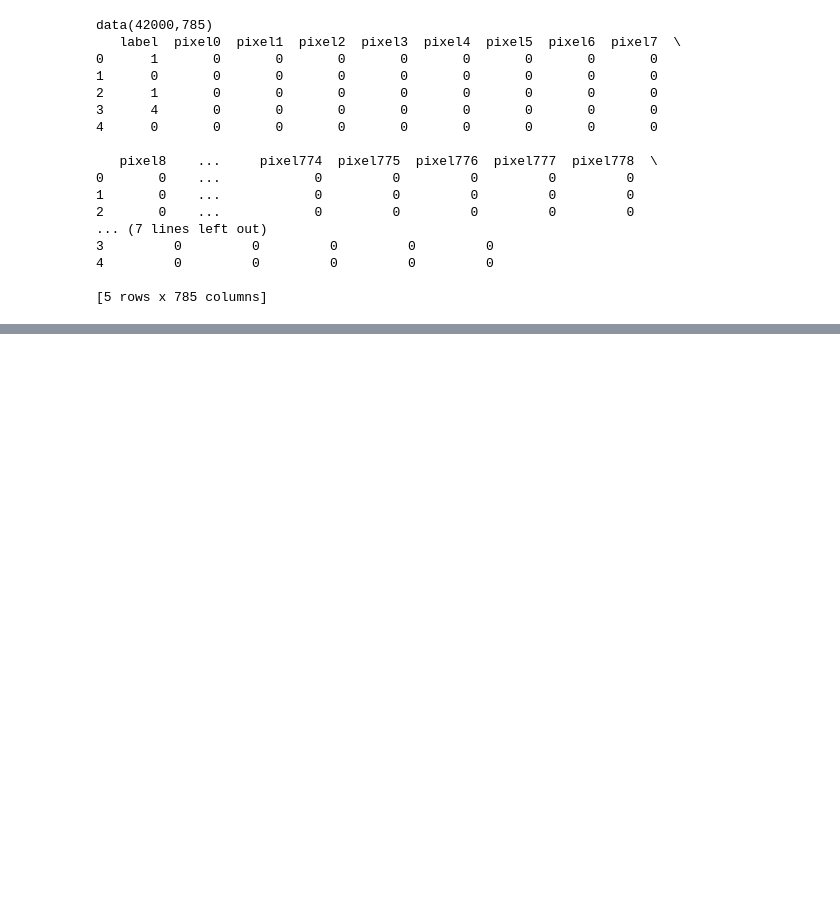
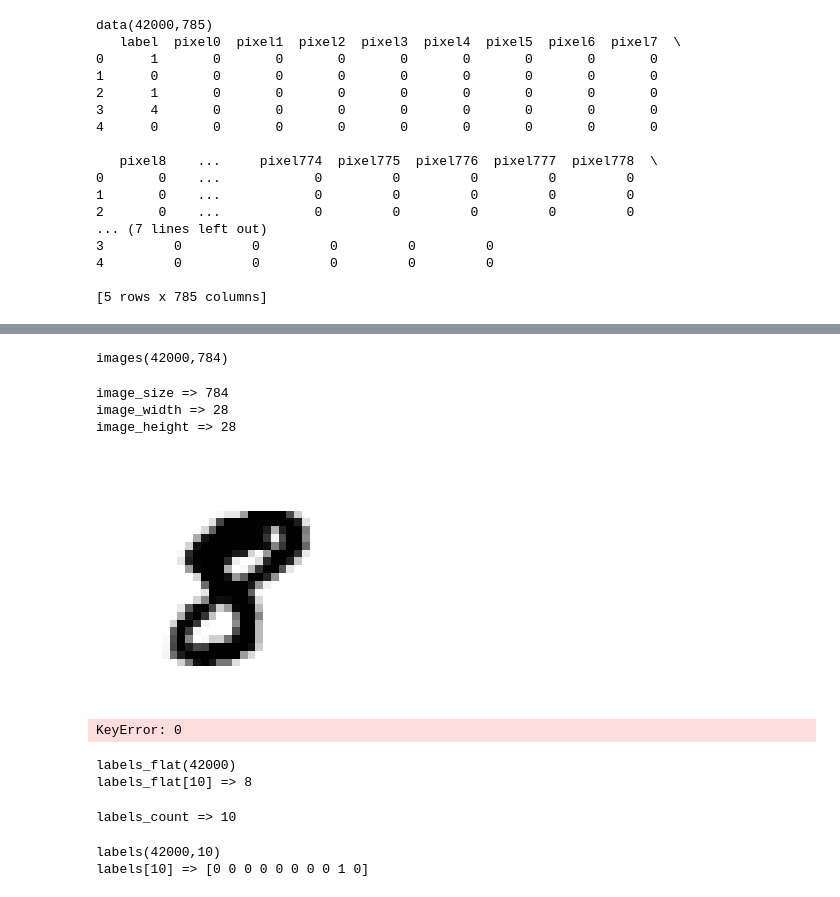
Before and after one commit to wuhongle/Kaggle_MNIST, a Jupyter notebook: tutorial.ipynb, the cells around one changed output, grey strips where cells are left out. Saved outputs shown, nothing was run; the diff lists cells and outputs as text; code cells hidden in the pictures; blank space fills up the shorter version.

```diff
--- a/tutorial.ipynb
+++ b/tutorial.ipynb
@@ -52,0 +48,77 @@ KeyboardInterrupt:
+# %%
+images = data.iloc[:,1:].values
+images = images.astype(np.float)
+
+# convert from [0:255] => [0.0:1.0]
+images = np.multiply(images, 1.0 / 255.0)
+
+print('images({0[0]},{0[1]})'.format(images.shape))
+# %% [output]
+images(42000,784)
+# %%
+
+
+image_size = images.shape[1]
+print ('image_size => {0}'.format(image_size))
+
+# in this case all images are square
+image_width = image_height = np.ceil(np.sqrt(image_size)).astype(np.uint8)
+
+print ('image_width => {0}\nimage_height => {1}'.format(image_width,image_height))
+# %% [output]
+image_size => 784
+image_width => 28
+image_height => 28
+# %%
+# display image
+def display(img):
+
+    # (784) => (28,28)
+    one_image = img.reshape(image_width,image_height)
+
+    plt.axis('off')
+    plt.imshow(one_image, cmap=cm.binary)
+
+# output image
+display(images[IMAGE_TO_DISPLAY])
+# %% [output]
+[figure, added]
+# %%
+data[0]
+# %% [output]
+KeyError: 0
+# %%
+labels_flat = data.iloc[:,0].values
+
+print('labels_flat({0})'.format(len(labels_flat)))
+print ('labels_flat[{0}] => {1}'.format(IMAGE_TO_DISPLAY,labels_flat[IMAGE_TO_DISPLAY]))
+# %% [output]
+labels_flat(42000)
+labels_flat[10] => 8
+# %%
+labels_count = np.unique(labels_flat).shape[0]
+
+print('labels_count => {0}'.format(labels_count))
+# %% [output]
+labels_count => 10
+# %%
+# convert class labels from scalars to one-hot vectors
+# 0 => [1 0 0 0 0 0 0 0 0 0]
+# 1 => [0 1 0 0 0 0 0 0 0 0]
+# ...
+# 9 => [0 0 0 0 0 0 0 0 0 1]
+def dense_to_one_hot(labels_dense, num_classes):
+    num_labels = labels_dense.shape[0]
+    index_offset = np.arange(num_labels) * num_classes
+    labels_one_hot = np.zeros((num_labels, num_classes))
+    labels_one_hot.flat[index_offset + labels_dense.ravel()] = 1
+    return labels_one_hot
+
+labels = dense_to_one_hot(labels_flat, labels_count)
+labels = labels.astype(np.uint8)
+
+print('labels({0[0]},{0[1]})'.format(labels.shape))
+print ('labels[{0}] => {1}'.format(IMAGE_TO_DISPLAY,labels[IMAGE_TO_DISPLAY]))
+# %% [output]
+labels(42000,10)
+labels[10] => [0 0 0 0 0 0 0 0 1 0]
```
Also changed, not shown: parts of 17 cells of this notebook.
